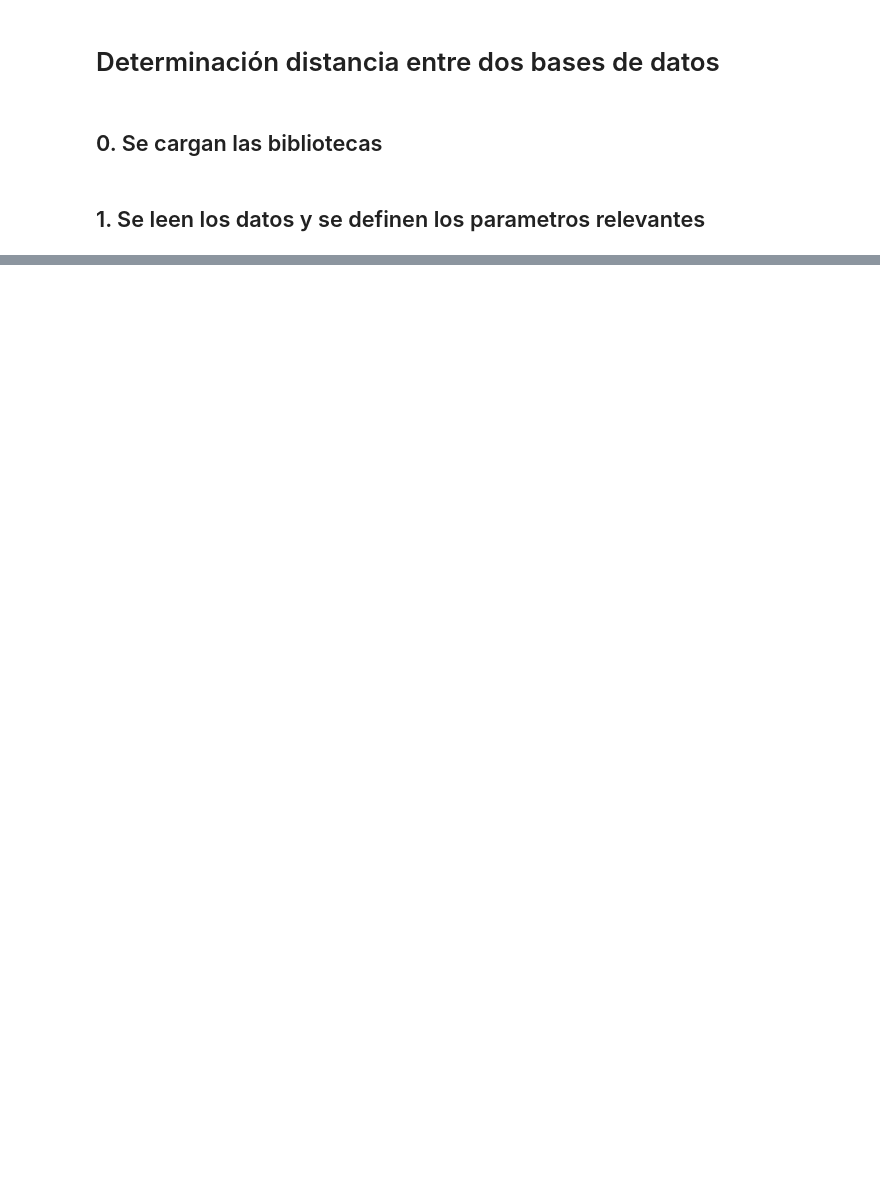
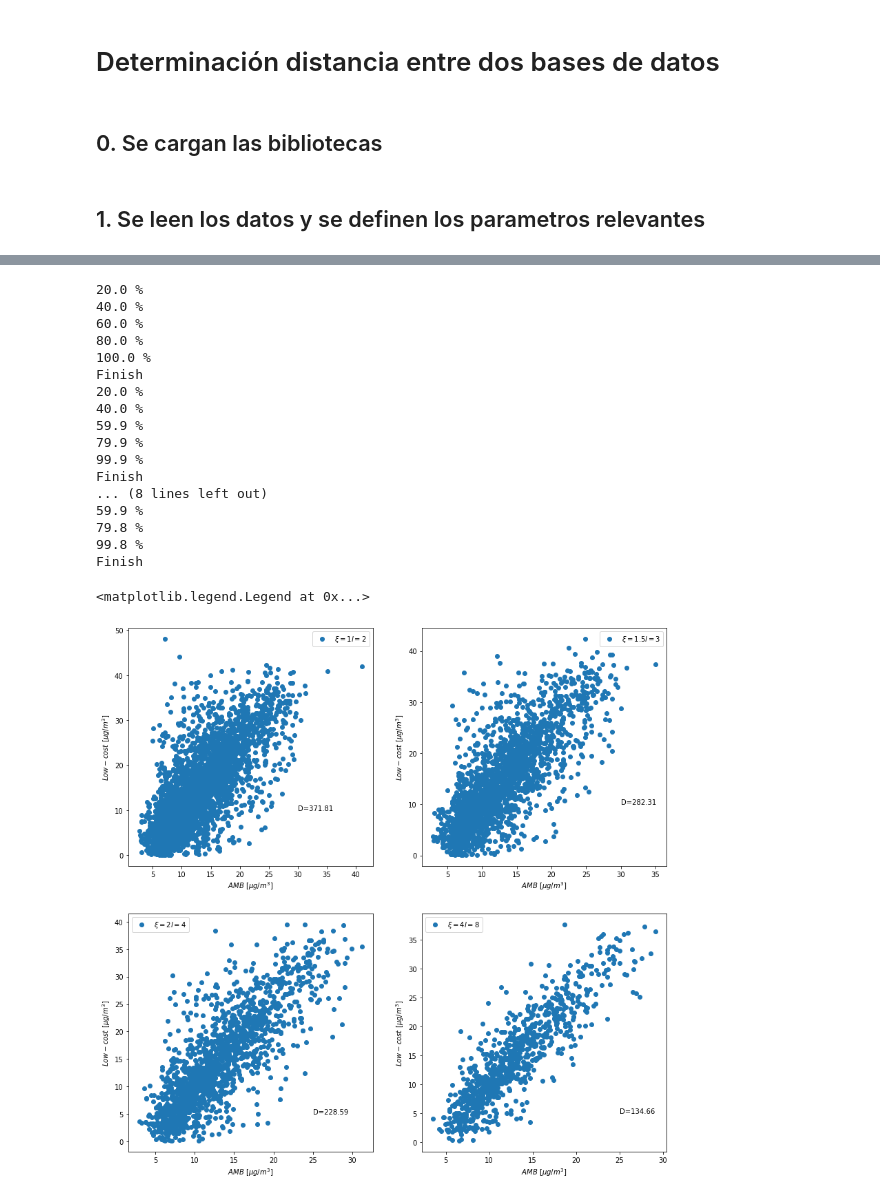
Before and after one commit to jhoampitre/MathMet1, a Jupyter notebook: Codigos/Asignación 2/Ventanas_moviles.ipynb, the cells around one changed output, grey strips where cells are left out. Saved outputs shown, nothing was run; the diff lists cells and outputs as text; code cells hidden in the pictures; blank space fills up the shorter version.

```diff
--- a/Codigos/Asignación 2/Ventanas_moviles.ipynb
+++ b/Codigos/Asignación 2/Ventanas_moviles.ipynb
@@ -136,11 +67,0 @@ Intervalos
-# %%
-data_AMB2_reduce = pd.DataFrame({},columns=['Time','Low-cost'])
-data_AMB2_reduce = data_AMB2_reduce.set_index('Time')
-for i in range(len(data_AMB2)):
-    date = data_AMB2.index[i]
-    for j in range(len(Intervalos)):
-        if (date >= Intervalos[j][0]) and (date <= Intervalos[j][1]):
-            data_AMB2_reduce = data_AMB2_reduce.append( pd.DataFrame({'Low-cost':float(data_AMB2.values[i][0])}, index=[date]) )
-            break
-
-data_AMB2_reduce
@@ -241,0 +123,54 @@ def fun():
+# %%
+plt.figure(figsize=(14,14))
+plt.subplot(221)
+D, Promedio = fun(1,2)
+Promedio = np.transpose(Promedio)
+plt.scatter(Promedio[0],Promedio[1], label=r'$\xi=1 \ \ l=2$')
+plt.xlabel(r'$AMB \ [\mu g/m^3]$')
+plt.ylabel(r'$Low-cost \ [\mu g/m^3]$')
+plt.legend()
+plt.text(30,10,'D=%.2f'%(D))
+plt.subplot(222)
+D, Promedio = fun(1.5,3)
+Promedio = np.transpose(Promedio)
+plt.scatter(Promedio[0],Promedio[1], label=r'$\xi=1.5  \ \ l=3$')
+plt.xlabel(r'$AMB \ [\mu g/m^3]$')
+plt.ylabel(r'$Low-cost \ [\mu g/m^3]$')
+plt.text(30,10,'D=%.2f'%(D))
+plt.legend()
+plt.subplot(223)
+D, Promedio = fun(2,4)
+Promedio = np.transpose(Promedio)
+plt.scatter(Promedio[0],Promedio[1], label=r'$\xi=2  \ \ l=4$')
+plt.xlabel(r'$AMB \ [\mu g/m^3]$')
+plt.ylabel(r'$Low-cost \ [\mu g/m^3]$')
+plt.text(25,5,'D=%.2f'%(D))
+plt.legend()
+plt.subplot(224)
+D, Promedio = fun(4,8)
+Promedio = np.transpose(Promedio)
+plt.scatter(Promedio[0],Promedio[1], label=r'$\xi=4  \ \ l=8$')
+plt.xlabel(r'$AMB \ [\mu g/m^3]$')
+plt.ylabel(r'$Low-cost \ [\mu g/m^3]$')
+plt.text(25,5,'D=%.2f'%(D))
+plt.legend()
+# %% [output]
+20.0 %
+40.0 %
+60.0 %
+80.0 %
+100.0 %
+Finish
+20.0 %
+40.0 %
+59.9 %
+79.9 %
+99.9 %
+Finish
+... (8 lines left out)
+59.9 %
+79.8 %
+99.8 %
+Finish
+<matplotlib.legend.Legend at 0x...>
+[figure, added]
```
Also changed, not shown: parts of 18 cells of this notebook, 2 other files.
